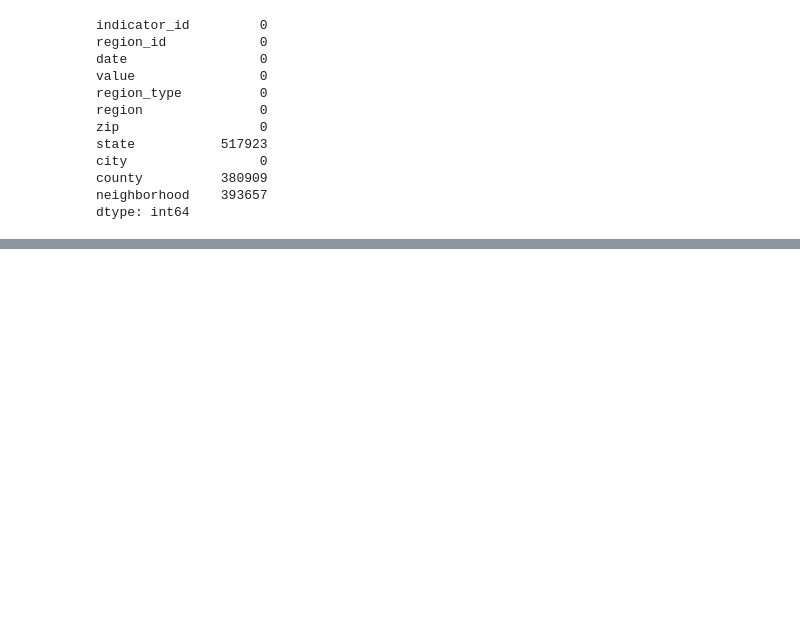
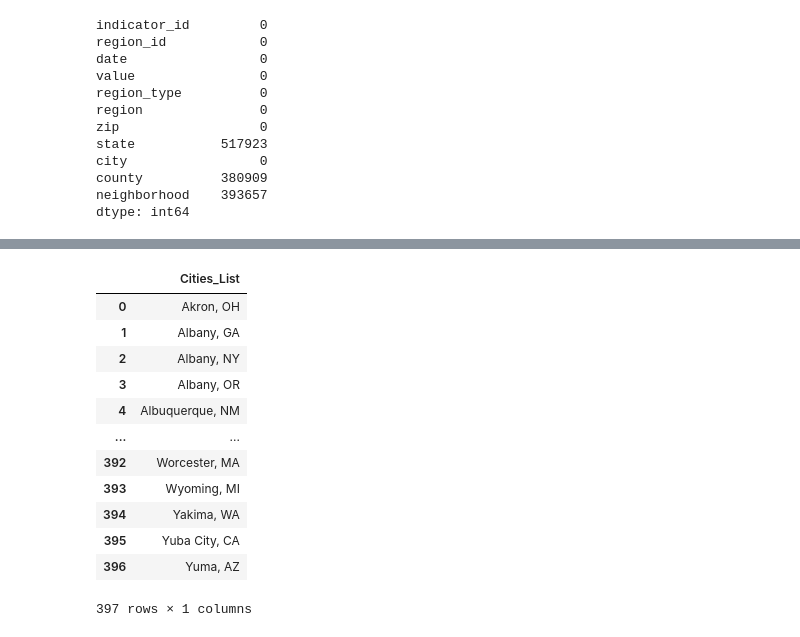
Before and after one commit to BloomTech-Labs/PT17_cityspire-f-ds, a Jupyter notebook: notebooks/exploratory/real_estate.ipynb, the cells around one changed output, grey strips where cells are left out. Saved outputs shown, nothing was run; the diff lists cells and outputs as text; code cells hidden in the pictures; blank space fills up the shorter version.

```diff
--- a/notebooks/exploratory/real_estate.ipynb
+++ b/notebooks/exploratory/real_estate.ipynb
@@ -397,0 +447,17 @@ print(count)
+# %%
+cities = pd.read_csv('V:\cities.csv')
+cities
+# %% [output]
+|  | Cities_List |
+| 0 | Akron, OH |
+| 1 | Albany, GA |
+| 2 | Albany, NY |
+| 3 | Albany, OR |
+| 4 | Albuquerque, NM |
+| ... | ... |
+| 392 | Worcester, MA |
+| 393 | Wyoming, MI |
+| 394 | Yakima, WA |
+| 395 | Yuba City, CA |
+| 396 | Yuma, AZ |
+397 rows × 1 columns
```
Also changed, not shown: parts of 19 cells of this notebook, 2 other files.
